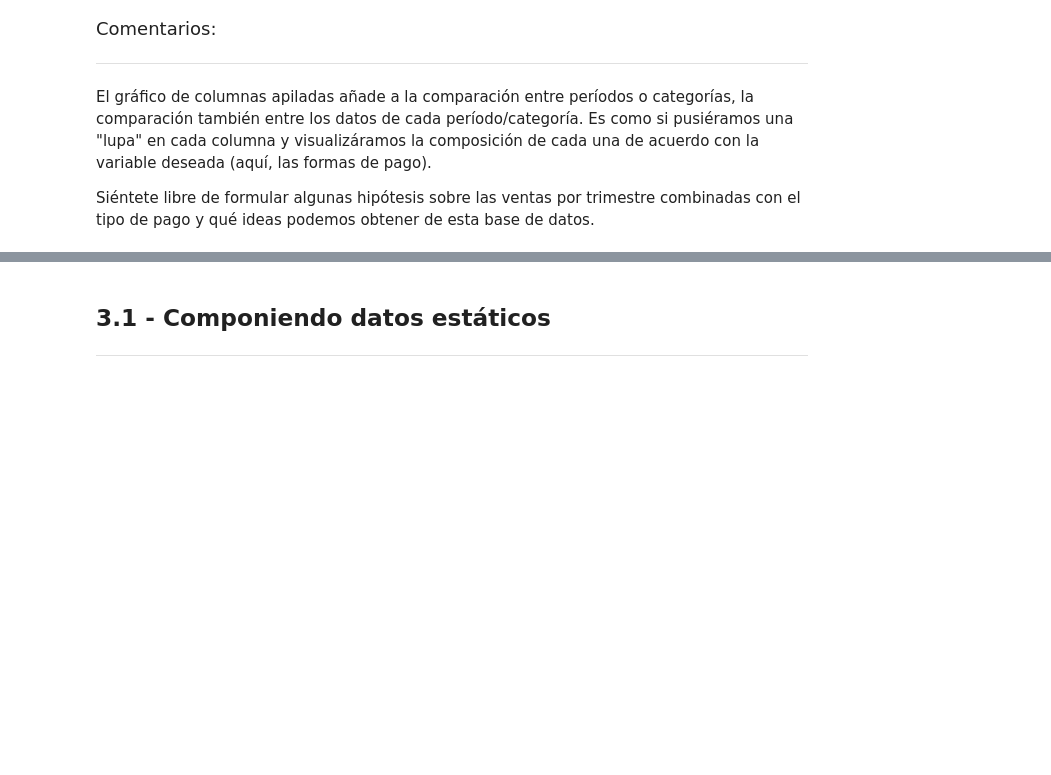
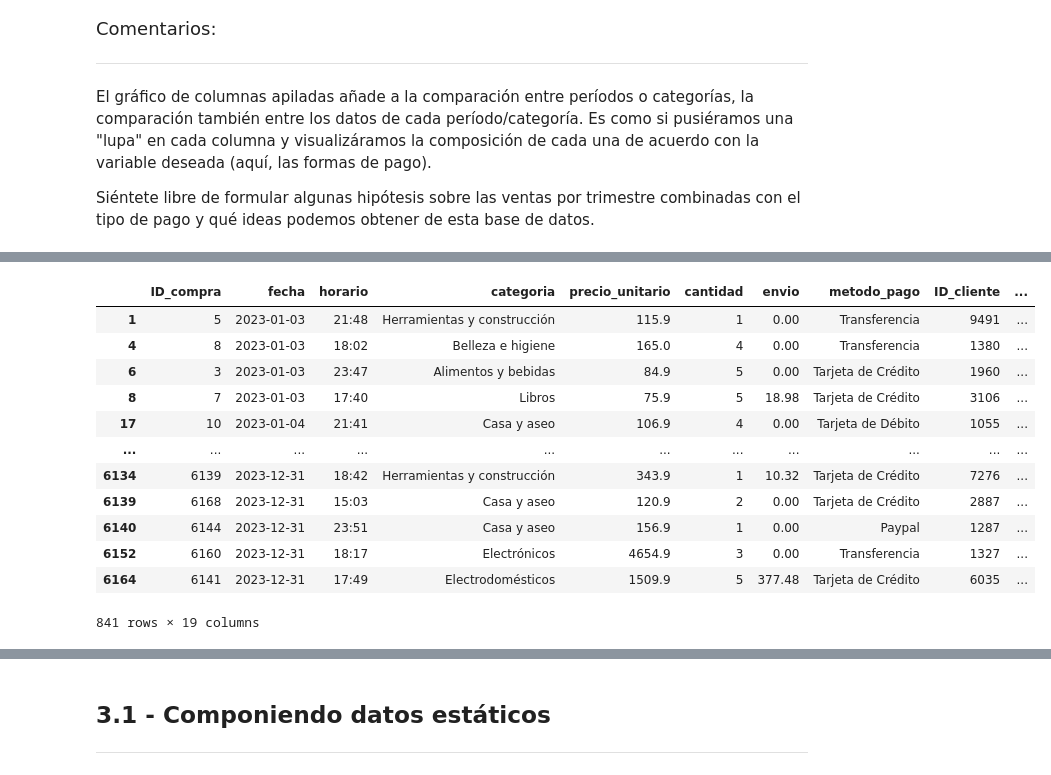
Before and after one commit to MiguelFigueroa02/IA_Ciencia_de_datos, a Jupyter notebook: IA_aplicada_a_ciencia_de_datos.ipynb, the cells around one changed output, grey strips where cells are left out. Saved outputs shown, nothing was run; the diff lists cells and outputs as text; code cells hidden in the pictures; blank space fills up the shorter version.

```diff
--- a/IA_aplicada_a_ciencia_de_datos.ipynb
+++ b/IA_aplicada_a_ciencia_de_datos.ipynb
@@ -1044,0 +1149,19 @@ Siéntete libre de formular algunas hipótesis sobre las ventas por trimestre co
+# %%
+# 1. Filtrar los datos por los estados México y Puebla
+df_filtrado = df[df['estado'].isin(['Ciudad de México', 'Puebla'])]
+# %%
+df_filtrado
+# %% [output]
+|  | ID_compra | fecha | horario | categoria | precio_unitario | cantidad | envio | metodo_pago | ID_cliente | ... |
+| 1 | 5 | 2023-01-03 | 21:48 | Herramientas y construcción | 115.9 | 1 | 0.00 | Transferencia | 9491 | ... |
+| 4 | 8 | 2023-01-03 | 18:02 | Belleza e higiene | 165.0 | 4 | 0.00 | Transferencia | 1380 | ... |
+| 6 | 3 | 2023-01-03 | 23:47 | Alimentos y bebidas | 84.9 | 5 | 0.00 | Tarjeta de Crédito | 1960 | ... |
+| 8 | 7 | 2023-01-03 | 17:40 | Libros | 75.9 | 5 | 18.98 | Tarjeta de Crédito | 3106 | ... |
+| 17 | 10 | 2023-01-04 | 21:41 | Casa y aseo | 106.9 | 4 | 0.00 | Tarjeta de Débito | 1055 | ... |
+| ... | ... | ... | ... | ... | ... | ... | ... | ... | ... | ... |
+| 6134 | 6139 | 2023-12-31 | 18:42 | Herramientas y construcción | 343.9 | 1 | 10.32 | Tarjeta de Crédito | 7276 | ... |
+| 6139 | 6168 | 2023-12-31 | 15:03 | Casa y aseo | 120.9 | 2 | 0.00 | Tarjeta de Crédito | 2887 | ... |
+| 6140 | 6144 | 2023-12-31 | 23:51 | Casa y aseo | 156.9 | 1 | 0.00 | Paypal | 1287 | ... |
+| 6152 | 6160 | 2023-12-31 | 18:17 | Electrónicos | 4654.9 | 3 | 0.00 | Transferencia | 1327 | ... |
+| 6164 | 6141 | 2023-12-31 | 17:49 | Electrodomésticos | 1509.9 | 5 | 377.48 | Tarjeta de Crédito | 6035 | ... |
+841 rows × 19 columns
```
Also changed, not shown: parts of 21 cells of this notebook.
